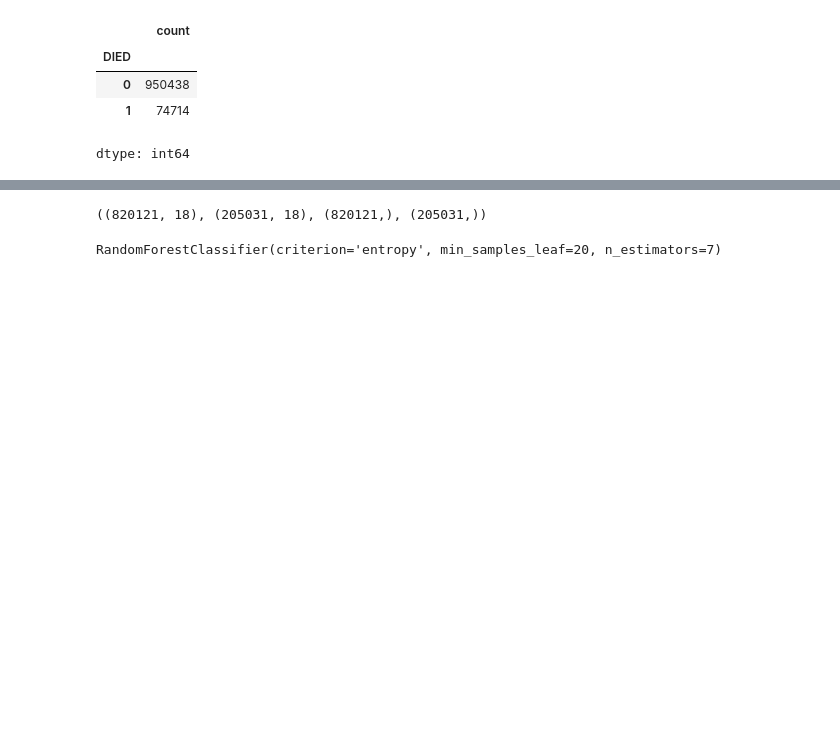
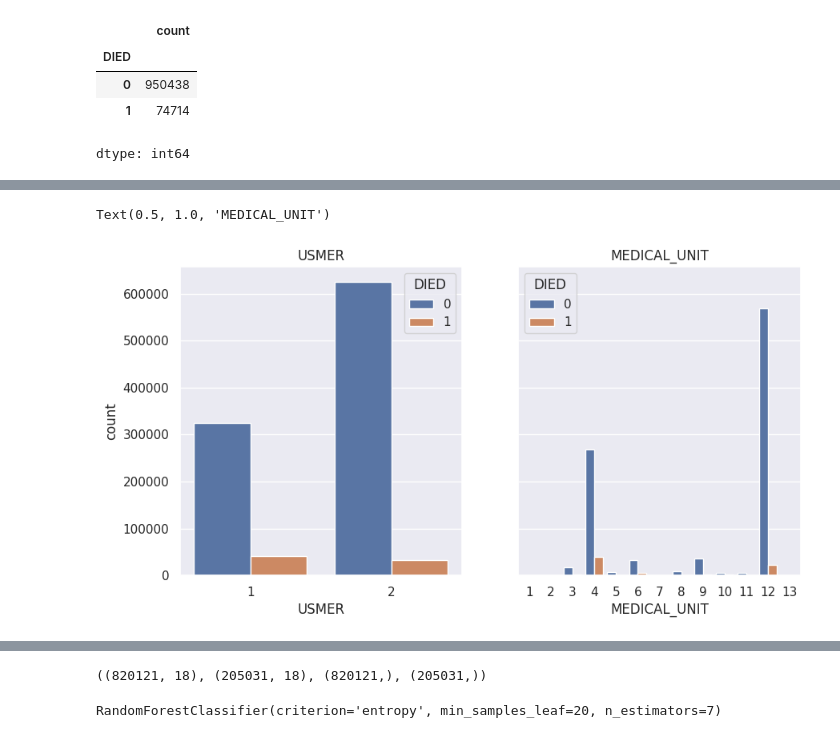
Before and after one commit to sauravkokane/Data-Science-Training, a Jupyter notebook: Covid_death_predictions.ipynb, the cells around one changed output, grey strips where cells are left out. Cells and saved outputs as stored; diff of their text form; code cells hidden in the pictures; blank space fills up the shorter version.

```diff
--- a/Covid_death_predictions.ipynb
+++ b/Covid_death_predictions.ipynb
@@ -354,0 +400,11 @@ sns.histplot(data=df, x='AGE', hue='DIED', multiple='stack', palette='colorblind
+# %%
+fig, axes = plt.subplots(1, 2, sharey=True, figsize=(10,5))
+
+sns.countplot(ax=axes[0], x='USMER', hue='DIED', data=df)
+axes[0].set_title("USMER")
+
+sns.countplot(ax=axes[1], x='MEDICAL_UNIT', data=df, hue='DIED')
+axes[1].set_title("MEDICAL_UNIT")
+# %% [output]
+Text(0.5, 1.0, 'MEDICAL_UNIT')
+[figure, added]
```
Also changed, not shown: parts of 18 cells of this notebook.
